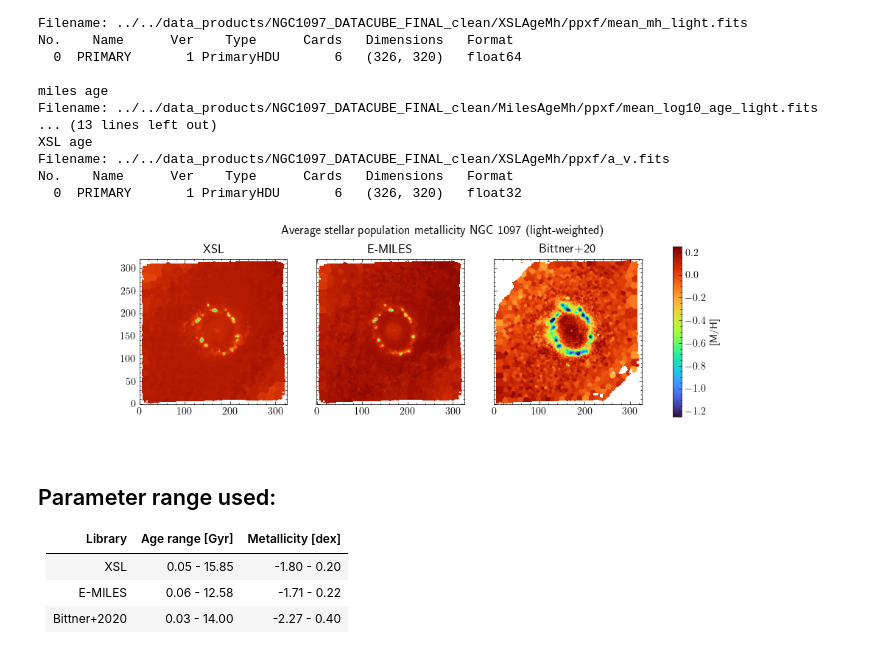
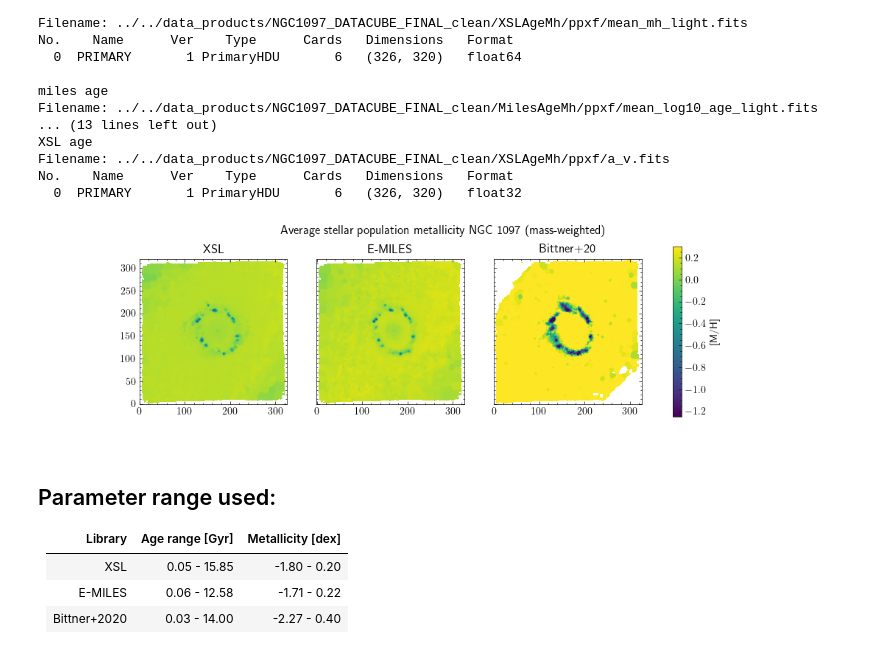
Before and after one commit to luizsl/workflow, a Jupyter notebook: analysis/miscellaneous/comparison_ngc1097_bittner20.ipynb, the cells around one changed output. Drawn from its saved outputs; the diff is of its cells as text; code cells hidden in the pictures.

```diff
--- a/analysis/miscellaneous/comparison_ngc1097_bittner20.ipynb
+++ b/analysis/miscellaneous/comparison_ngc1097_bittner20.ipynb
@@ -7,7 +7,7 @@ import matplotlib.pyplot as plt
 # %% [markdown]
 ## Reading bittner+20 data products
 # %%
-bittner_ngc1097_path = '../../data/misc_data/all_pops_light/NGC1097_pops_light.fits'
+bittner_ngc1097_path = '../../data/misc_data/all_pops_mass/NGC1097_pops_mass.fits'
 
 with fits.open(bittner_ngc1097_path) as hdul:
     hdul.info()
@@ -100,35 +100,36 @@ No.    Name      Ver    Type      Cards   Dimensions   Format
 # %%
 %matplotlib widget
 
 # print(metal_bittner.shape)
 # print(metal_miles.shape)
 
 # There is a difference between the shapes, adding some columns and rows with NaN to try to fix it
 aux_metal = np.full_like(metal_miles, fill_value=np.nan)
 aux_metal[:-1, 2:-5] = metal_bittner
 
 with plt.style.context('science'):
     fig, ax = plt.subplots(1, 3, sharex=True, sharey=True, figsize=(11,3))
 
     vmin = -1.25
-    vmax = 0.25
-    cmap = 'turbo'
+    vmax = 0.3
+
+    cmap = 'viridis'
 
     im0 = ax[0].imshow(metal_xsl, origin='lower', vmin=vmin, vmax=vmax, cmap=cmap)
     ax[0].set_title('XSL')
 
     ax[1].imshow(metal_miles, origin='lower', vmin=vmin, vmax=vmax, cmap=cmap)
     ax[1].set_title('E-MILES')
 
-    ax[2].imshow(aux_metal, origin='lower', vmin=vmin, vmax=vmax, cmap=cmap)
+    ax[2].imshow(aux_metal, origin='lower', vmin=-0.8, vmax=0.2, cmap=cmap)
     ax[2].set_title('Bittner+20')
 
     cbar = fig.colorbar(im0, ax=ax[:])
     cbar.set_label(r'[M/H]')
 
-    fig.suptitle(r'Average stellar population metallicity NGC~1097 (light-weighted)')
+    fig.suptitle(r'Average stellar population metallicity NGC~1097 (mass-weighted)')
 # %% [output]
-[figure, old version]
+[figure, new version]
 # %% [markdown]
 ## Parameter range used:
 
```
Also changed, not shown: parts of 4 cells of this notebook, 7 other files.
